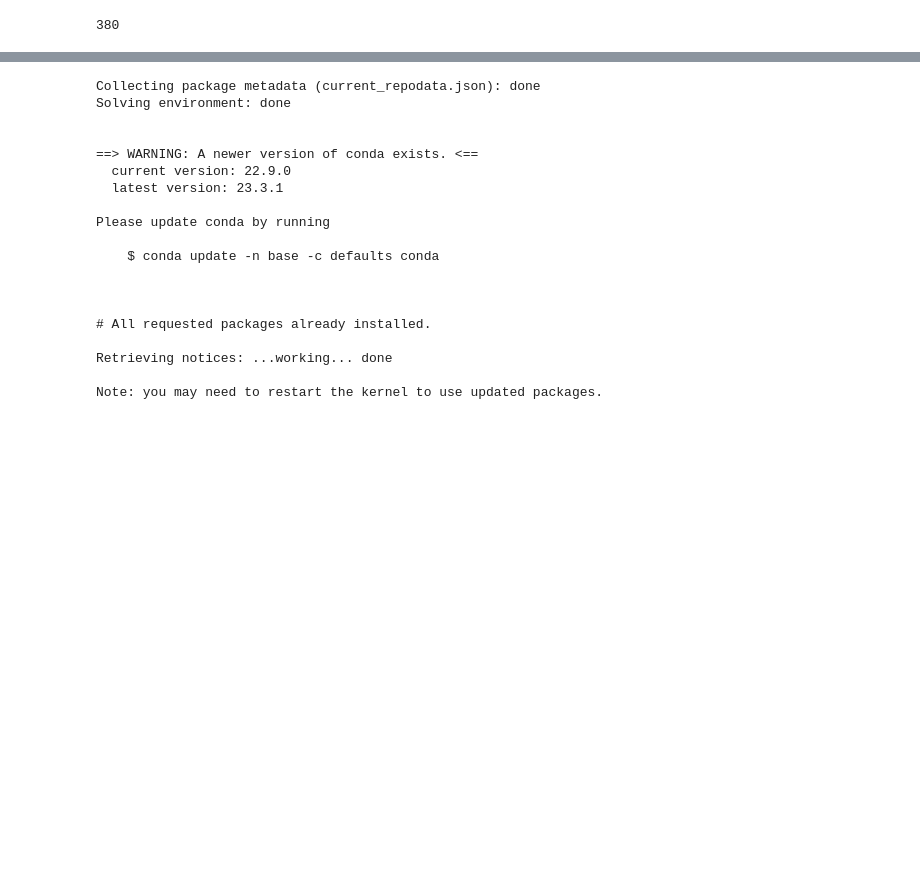
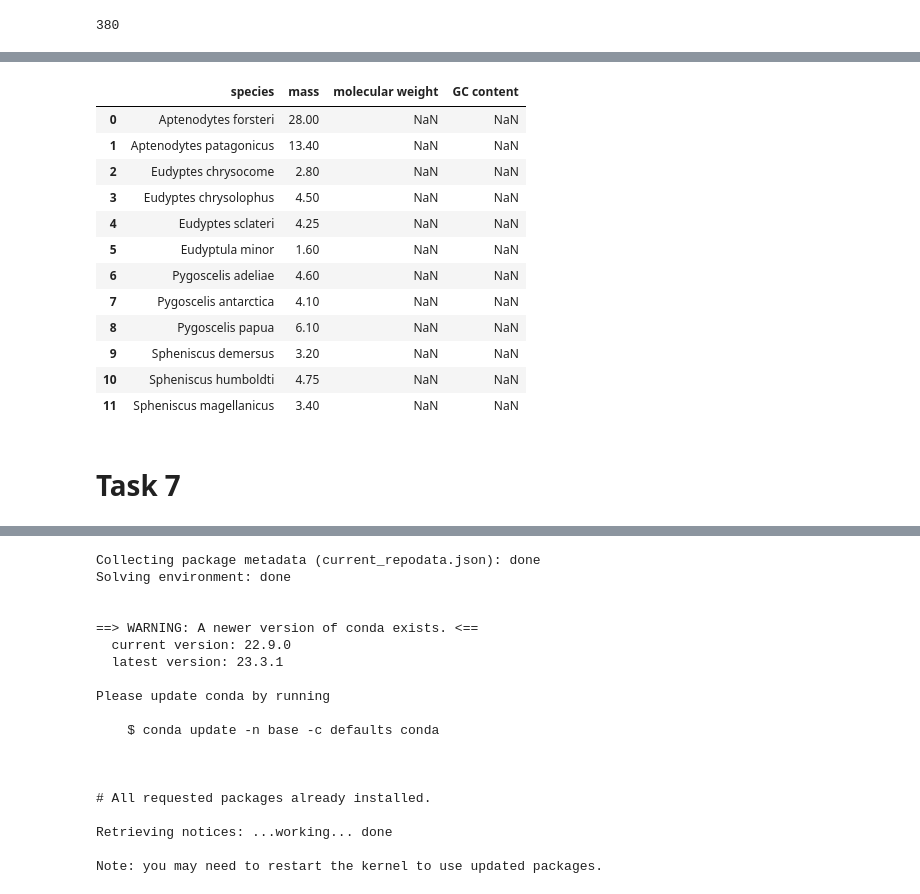
Before and after one commit to 0Yue0/BCB546-PythonHW_Spring2023, a Jupyter notebook: Yue_Python.ipynb, the cells around one changed output, grey strips where cells are left out. Saved outputs shown, nothing was run; the diff lists cells and outputs as text; code cells hidden in the pictures; blank space fills up the shorter version.

```diff
--- a/Yue_Python.ipynb
+++ b/Yue_Python.ipynb
@@ -202,0 +224,24 @@ len(aa_2["Aptenodytes forsteri"])
+# %%
+import pandas as pd
+import numpy as np
+
+penguins_df = pd.read_csv("penguins_mass.csv") # Includes only data for body mass
+
+# adding new columns filled with NaN
+penguins_df = penguins_df.reindex(columns=penguins_df.columns.tolist() + ['molecular weight', 'GC content'])
+# %%
+penguins_df
+# %% [output]
+|  | species | mass | molecular weight | GC content |
+| 0 | Aptenodytes forsteri | 28.00 | NaN | NaN |
+| 1 | Aptenodytes patagonicus | 13.40 | NaN | NaN |
+| 2 | Eudyptes chrysocome | 2.80 | NaN | NaN |
+| 3 | Eudyptes chrysolophus | 4.50 | NaN | NaN |
+| 4 | Eudyptes sclateri | 4.25 | NaN | NaN |
+| 5 | Eudyptula minor | 1.60 | NaN | NaN |
+| 6 | Pygoscelis adeliae | 4.60 | NaN | NaN |
+| 7 | Pygoscelis antarctica | 4.10 | NaN | NaN |
+| 8 | Pygoscelis papua | 6.10 | NaN | NaN |
+| 9 | Spheniscus demersus | 3.20 | NaN | NaN |
+| 10 | Spheniscus humboldti | 4.75 | NaN | NaN |
+| 11 | Spheniscus magellanicus | 3.40 | NaN | NaN |
@@ -202,0 +257,2 @@ len(aa_2["Aptenodytes forsteri"])
+# %% [markdown]
+# Task 7
```
Also changed, not shown: parts of 47 cells of this notebook, 1 other file.
